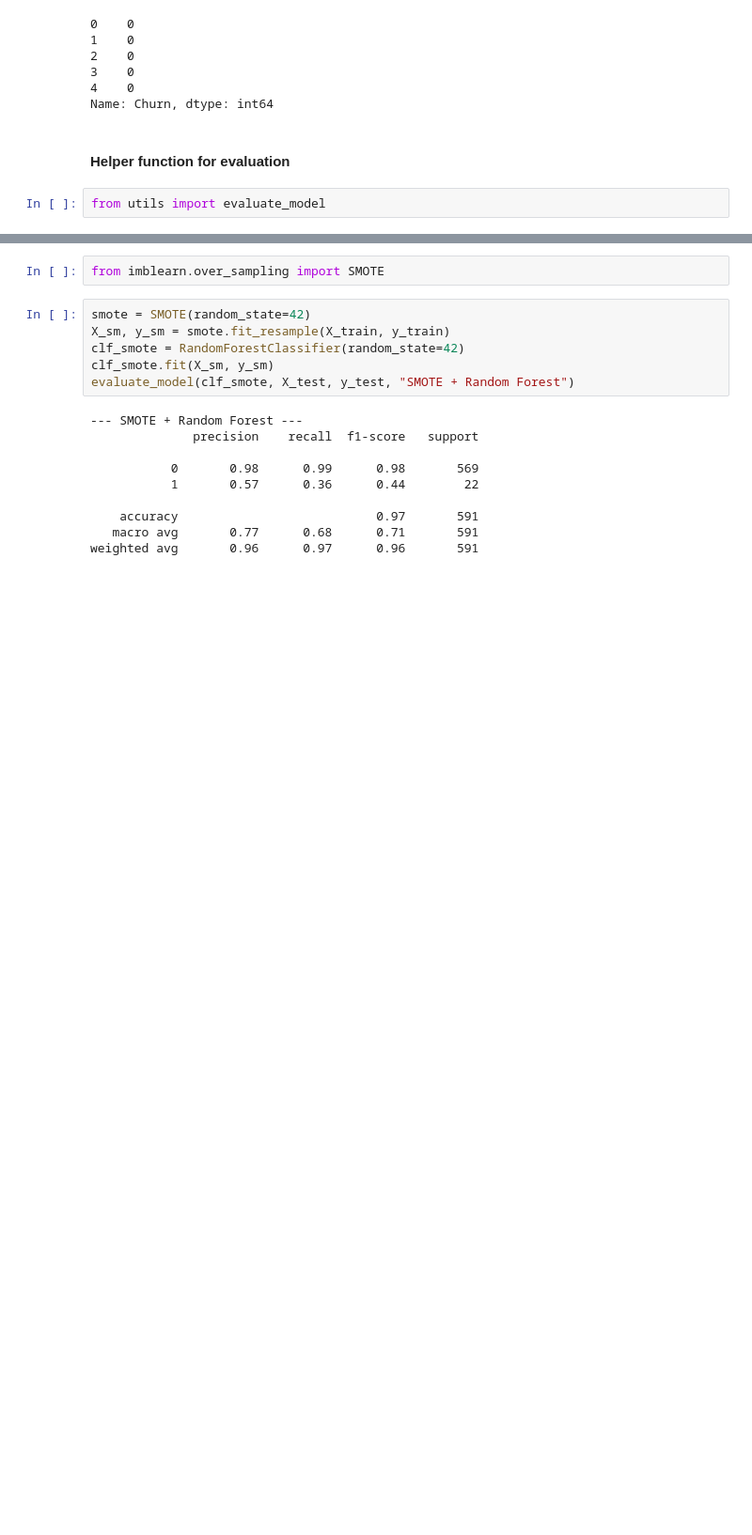
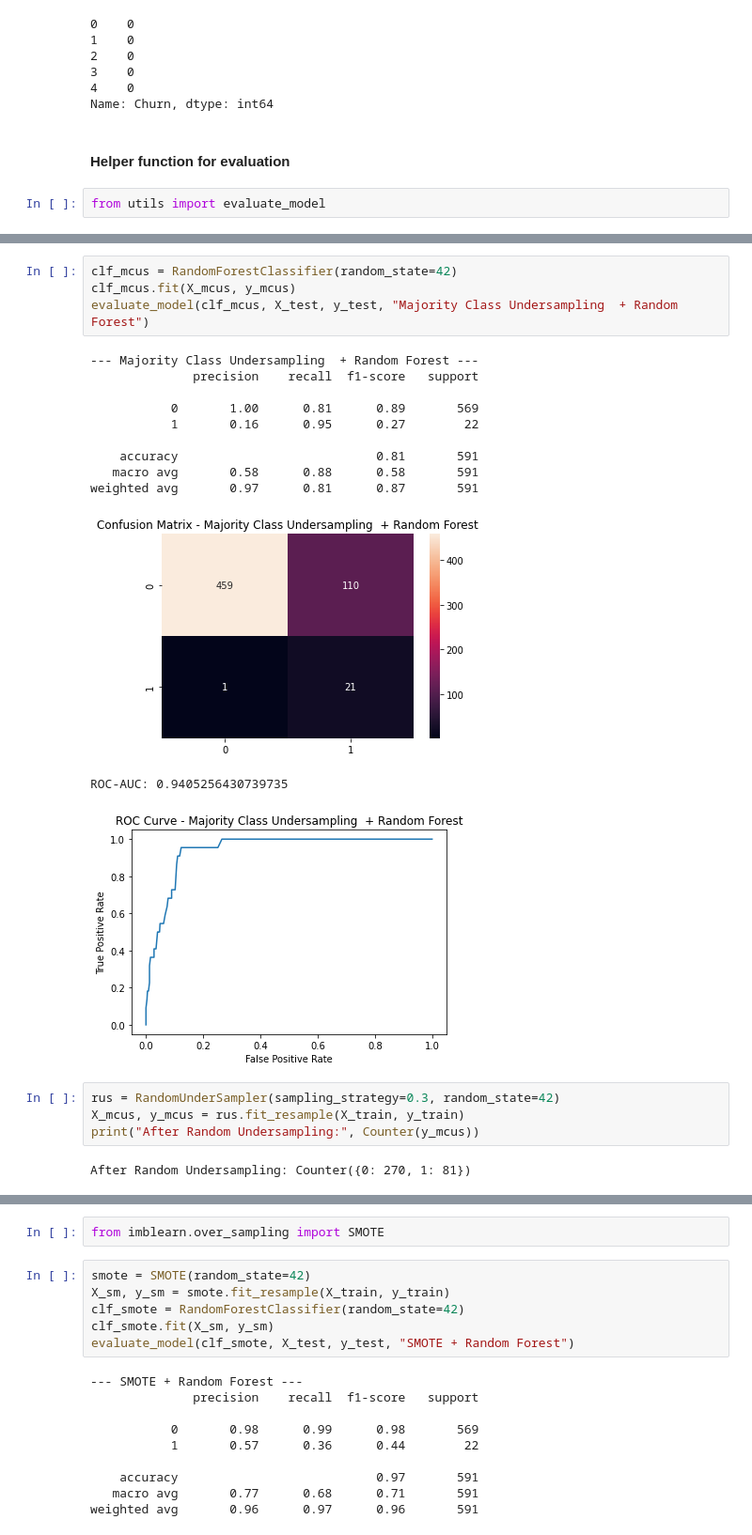
Before and after one commit to shaypal5/mta_econml_25, a Jupyter notebook: part_1_churn/session_4/p1_n2_sol.ipynb, the cells around one changed output, grey strips where cells are left out. Shown at 94% size. Drawn from its saved outputs; the diff is of its cells as text; blank space fills up the shorter version.

```diff
--- a/part_1_churn/session_4/p1_n2_sol.ipynb
+++ b/part_1_churn/session_4/p1_n2_sol.ipynb
@@ -100,0 +183,23 @@ from utils import evaluate_model
+# %%
+clf_mcus = RandomForestClassifier(random_state=42)
+clf_mcus.fit(X_mcus, y_mcus)
+evaluate_model(clf_mcus, X_test, y_test, "Majority Class Undersampling  + Random Forest")
+# %% [output]
+--- Majority Class Undersampling  + Random Forest ---
+              precision    recall  f1-score   support
+
+           0       1.00      0.81      0.89       569
+           1       0.16      0.95      0.27        22
+
+    accuracy                           0.81       591
+   macro avg       0.58      0.88      0.58       591
+weighted avg       0.97      0.81      0.87       591
+[figure, added]
+ROC-AUC: 0.9405256430739735
+[figure, added]
+# %%
+rus = RandomUnderSampler(sampling_strategy=0.3, random_state=42)
+X_mcus, y_mcus = rus.fit_resample(X_train, y_train)
+print("After Random Undersampling:", Counter(y_mcus))
+# %% [output]
+After Random Undersampling: Counter({0: 270, 1: 81})
```
Also changed, not shown: parts of 15 cells of this notebook, 1 other file.
